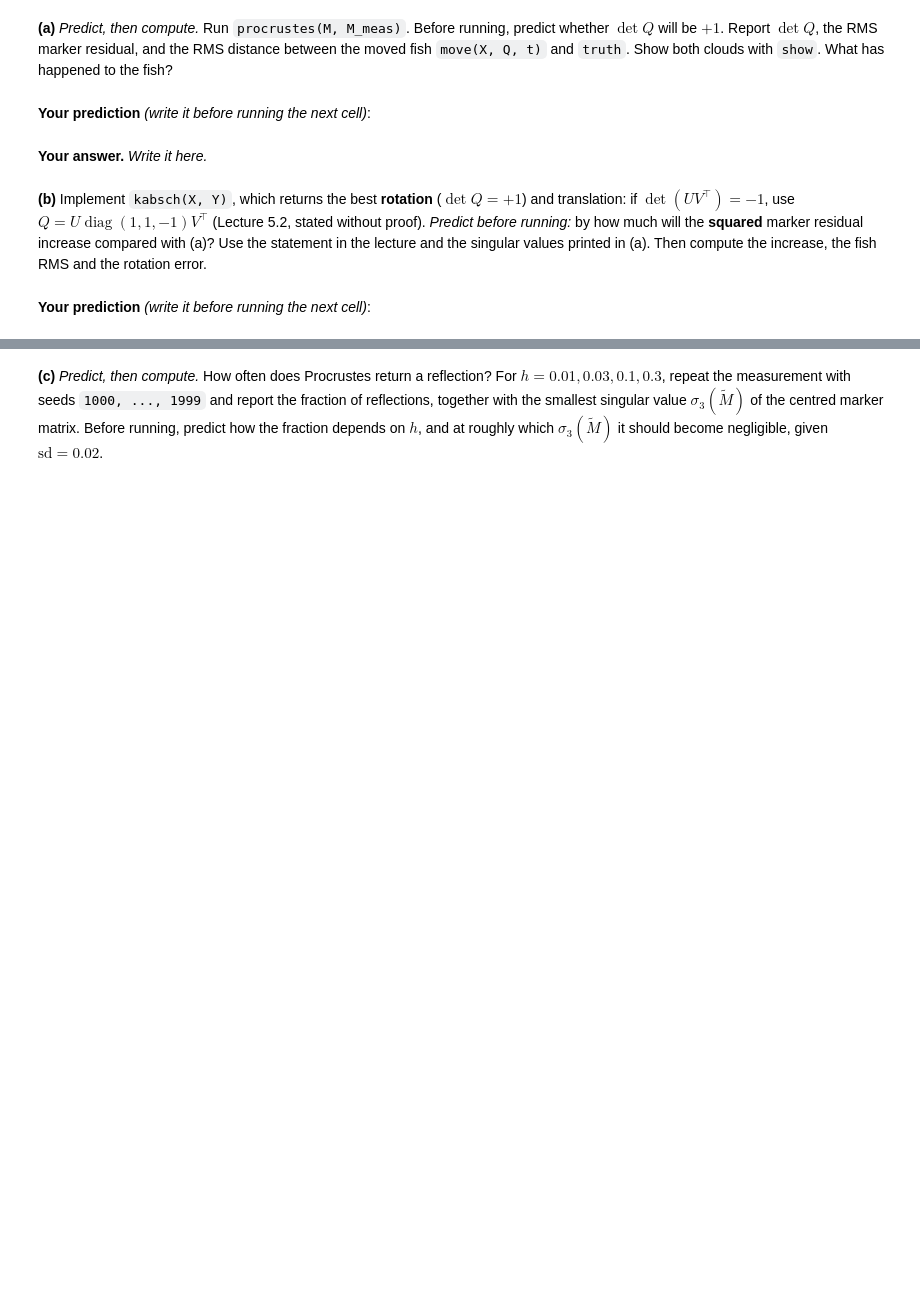
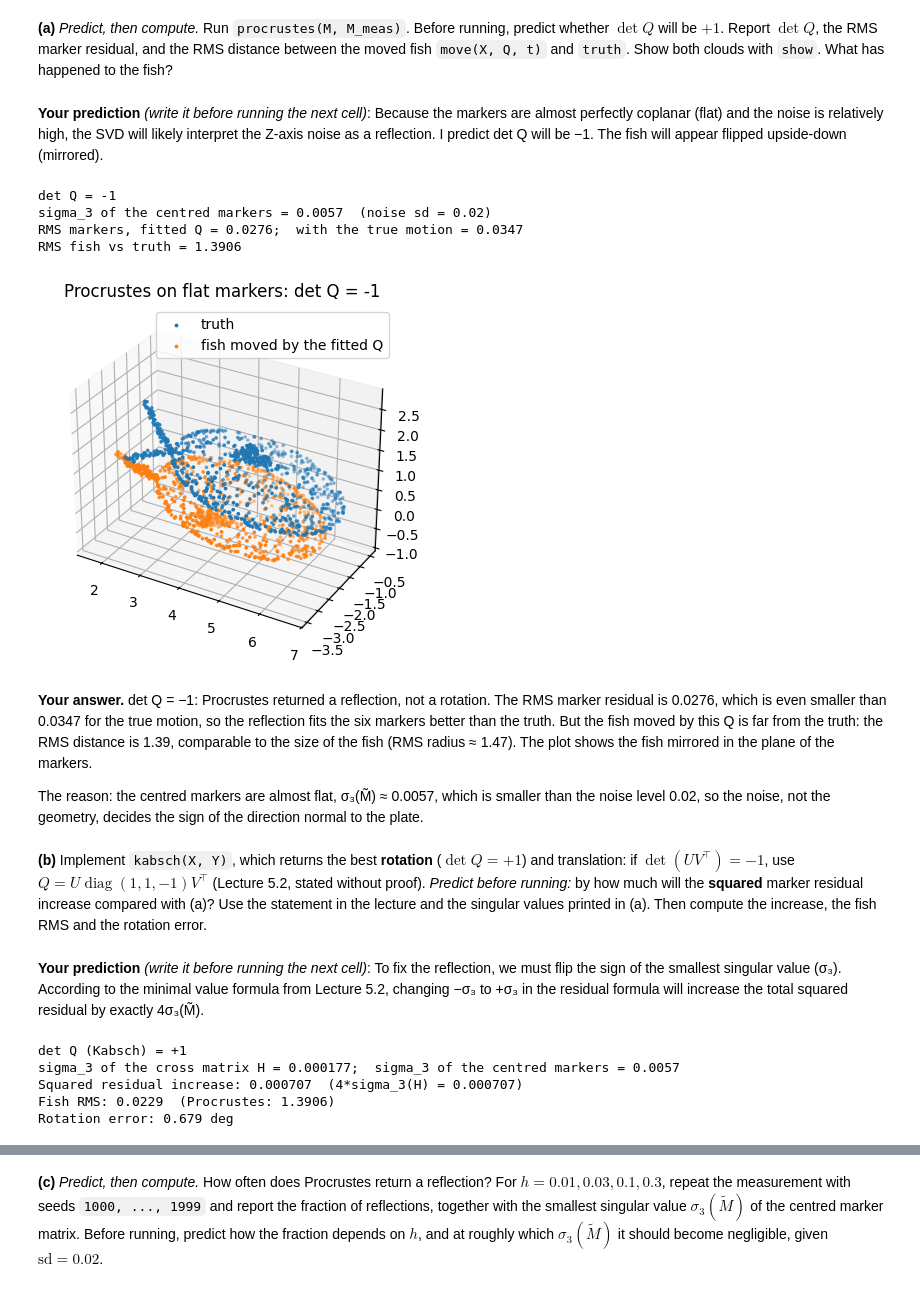
Before and after one commit to hryhola/linear-algebra-ucu, a Jupyter notebook: labs/lab4/Lab4-CoreB-alignment.ipynb, the cells around one changed output, grey strips where cells are left out. Cells and saved outputs as stored; diff of their text form; code cells hidden in the pictures; blank space fills up the shorter version.

```diff
--- a/labs/lab4/Lab4-CoreB-alignment.ipynb
+++ b/labs/lab4/Lab4-CoreB-alignment.ipynb
@@ -131,7 +187,16 @@ raise NotImplementedError
 **(d)** *Orientation.* Implement `move(P, Q, t)` for a matrix of points in rows. Then a teammate writes the motion for one column vector as `Q @ x + t`. Compute the RMS distance between the moved model and $Y$ with the teammate's version, `X @ Q.T + t`, and with yours. Which motion does the teammate's code apply, and by how many degrees is it off?
 # %%
 def move(P, Q, t):
-    # YOUR CODE HERE
-    raise NotImplementedError
+    # points are rows: rotate by multiplying on the right, then translate
+    return P @ Q + t
 
-# YOUR CODE HERE: the two RMS distances and the angle between the two rotations
+Q, t, s = procrustes(X, Y)           # the fit from (a)
+Y_mine = move(X, Q, t)               # correct row convention
+Y_team = X @ Q.T + t                 # teammate's version (column formula applied to rows)
+
+print(f"RMS distance (mine):     {rms(Y_mine, Y):.4f}")
+print(f"RMS distance (teammate): {rms(Y_team, Y):.4f}")
+print(f"noise level sqrt(3)*sd = {np.sqrt(3) * sd:.4f};  RMS radius of the fish = "
+      f"{np.sqrt(np.mean(np.sum((X - X.mean(0)) ** 2, axis=1))):.2f}")
+# relative rotation between Q and Q^T is Q (Q^T)^T = Q Q
+print(f"Angle between the two rotations: {angle_deg(Q @ Q):.1f} degrees")
@@ -163,20 +285,60 @@ print("centred marker singular values:", np.linalg.svd(M - M.mean(0), compute_uv
 # %% [markdown]
 **(a)** *Predict, then compute.* Run `procrustes(M, M_meas)`. Before running, predict whether $\det Q$ will be $+1$. Report $\det Q$, the RMS marker residual, and the RMS distance between the moved fish `move(X, Q, t)` and `truth`. Show both clouds with `show`. What has happened to the fish?
 # %% [markdown]
-**Your prediction** *(write it before running the next cell)*:
+**Your prediction** *(write it before running the next cell)*: Because the markers are almost perfectly coplanar (flat) and the noise is relatively high, the SVD will likely interpret the Z-axis noise as a reflection. I predict det Q will be −1. The fish will appear flipped upside-down (mirrored).
 # %%
-# YOUR CODE HERE
-raise NotImplementedError
+Q_m, t_m, s_m = procrustes(M, M_meas)
+det_Q = np.linalg.det(Q_m)
+rms_markers = rms(move(M, Q_m, t_m), M_meas)            # residual of the fitted motion
+rms_markers_true = rms(move(M, Q_true, t_true), M_meas) # residual of the TRUE motion, for comparison
+X_moved = move(X, Q_m, t_m)
+rms_fish = rms(X_moved, truth)
+
+print(f"det Q = {det_Q:+.0f}")
+print(f"sigma_3 of the centred markers = {np.linalg.svd(M - M.mean(0), compute_uv=False)[2]:.4f}  (noise sd = 0.02)")
+print(f"RMS markers, fitted Q = {rms_markers:.4f};  with the true motion = {rms_markers_true:.4f}")
+print(f"RMS fish vs truth = {rms_fish:.4f}")
+show(truth, X_moved, labels=["truth", "fish moved by the fitted Q"], title="Procrustes on flat markers: det Q = -1")
+# %% [output]
+det Q = -1
+sigma_3 of the centred markers = 0.0057  (noise sd = 0.02)
+RMS markers, fitted Q = 0.0276;  with the true motion = 0.0347
+RMS fish vs truth = 1.3906
+[figure, added]
 # %% [markdown]
-**Your answer.** *Write it here.*
+**Your answer.** det Q = −1: Procrustes returned a reflection, not a rotation. The RMS marker residual is 0.0276, which is even smaller than 0.0347 for the true motion, so the reflection fits the six markers better than the truth. But the fish moved by this Q is far from the truth: the RMS distance is 1.39, comparable to the size of the fish (RMS radius ≈ 1.47). The plot shows the fish mirrored in the plane of the markers.
+
+The reason: the centred markers are almost flat, σ₃(M̃) ≈ 0.0057, which is smaller than the noise level 0.02, so the noise, not the geometry, decides the sign of the direction normal to the plate.
 # %% [markdown]
 **(b)** Implement `kabsch(X, Y)`, which returns the best **rotation** ($\det Q = +1$) and translation: if $\det(UV^\top) = -1$, use $Q = U\operatorname{diag}(1, 1, -1)V^\top$ (Lecture 5.2, stated without proof). *Predict before running:* by how much will the **squared** marker residual increase compared with (a)? Use the statement in the lecture and the singular values printed in (a). Then compute the increase, the fish RMS and the rotation error.
 # %% [markdown]
-**Your prediction** *(write it before running the next cell)*:
+**Your prediction** *(write it before running the next cell)*: To fix the reflection, we must flip the sign of the smallest singular value (σ₃). According to the minimal value formula from Lecture 5.2, changing −σ₃ to +σ₃ in the residual formula will increase the total squared residual by exactly 4σ₃(M̃).
 # %%
 def kabsch(X, Y):
-    # YOUR CODE HERE
-    raise NotImplementedError
+    # like procrustes, but the result is forced to be a rotation (det Q = +1)
+    Xc, Yc = X - X.mean(0), Y - Y.mean(0)
+    U, s, Vt = np.linalg.svd(Xc.T @ Yc)
+    if np.linalg.det(U @ Vt) < 0:
+        U[:, -1] *= -1            # same as U @ diag(1, 1, -1): flips the direction of sigma_3
+    Q = U @ Vt
+    t = Y.mean(0) - X.mean(0) @ Q
+    return Q, t
 
-# YOUR CODE HERE: the increase of the squared marker residual, fish RMS, rotation error
+Q_k, t_k = kabsch(M, M_meas)
+sq_res_procrustes = np.sum((move(M, Q_m, t_m) - M_meas) ** 2)
+sq_res_kabsch = np.sum((move(M, Q_k, t_k) - M_meas) ** 2)
+increase = sq_res_kabsch - sq_res_procrustes
+
+print(f"det Q (Kabsch) = {np.linalg.det(Q_k):+.0f}")
+print(f"sigma_3 of the cross matrix H = {s_m[2]:.6f};  sigma_3 of the centred markers = "
+      f"{np.linalg.svd(M - M.mean(0), compute_uv=False)[2]:.4f}")
+print(f"Squared residual increase: {increase:.6f}  (4*sigma_3(H) = {4 * s_m[2]:.6f})")
+print(f"Fish RMS: {rms(move(X, Q_k, t_k), truth):.4f}  (Procrustes: {rms_fish:.4f})")
+print(f"Rotation error: {angle_deg(Q_k @ Q_true.T):.3f} deg")
+# %% [output]
+det Q (Kabsch) = +1
+sigma_3 of the cross matrix H = 0.000177;  sigma_3 of the centred markers = 0.0057
+Squared residual increase: 0.000707  (4*sigma_3(H) = 0.000707)
+Fish RMS: 0.0229  (Procrustes: 1.3906)
+Rotation error: 0.679 deg
 # %% [markdown]
```
Also changed, not shown: parts of 38 cells of this notebook.
